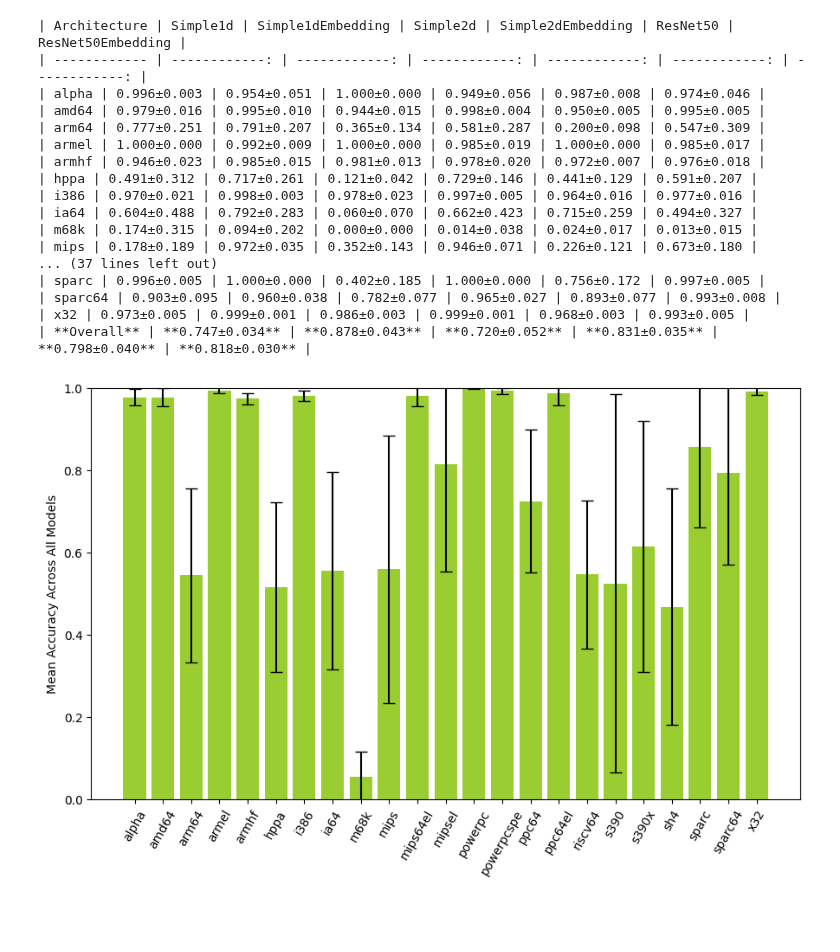
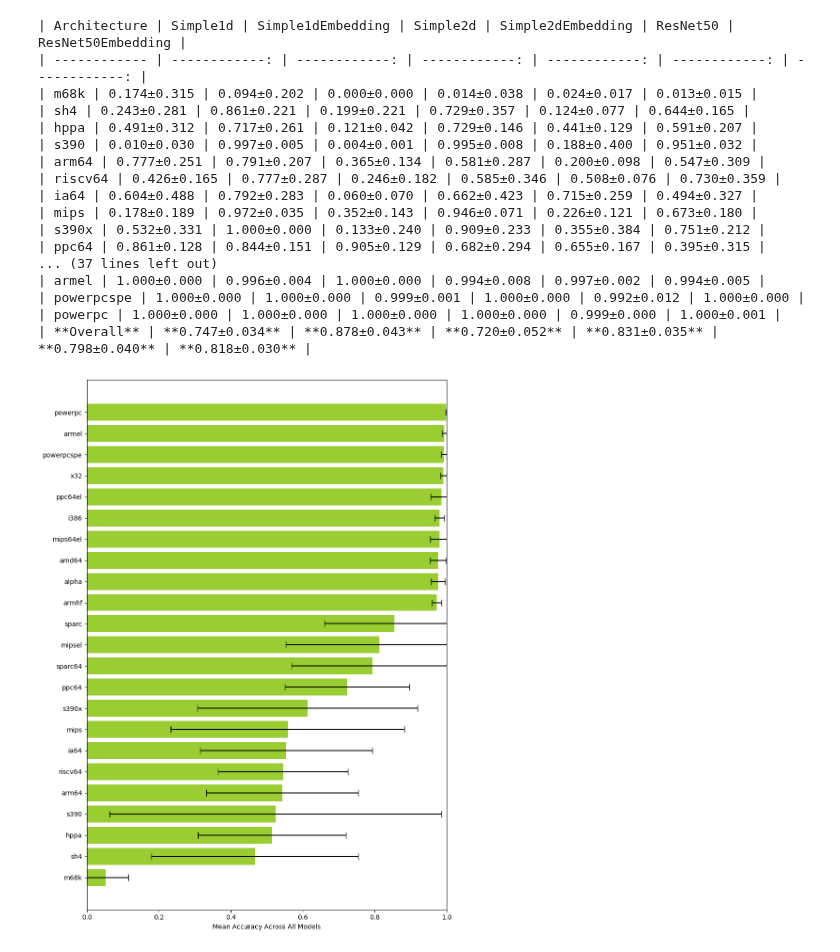
Before and after one commit to mikkelsvartveit/thesis, a Jupyter notebook: masterproject/code/src/analysis/barchart.ipynb, the cells around one changed output. Cells and saved outputs as stored; diff of their text form; code cells hidden in the pictures; blank space fills up the shorter version.

Commit message:
Add input and output directories for analysis, modify plots

```diff
--- a/masterproject/code/src/analysis/barchart.ipynb
+++ b/masterproject/code/src/analysis/barchart.ipynb
@@ -18,7 +18,7 @@ model_names = [
 target_features = ["endianness", "instructionwidth_type"]
 # %%
 # Specify the directory containing the CSV files
-directory = "../../results/"  # Change this to your actual path
+directory = "./input/"  # Change this to your actual path
 csv_files = glob.glob(os.path.join(directory, "*.csv"))
 df_all = pd.concat((pd.read_csv(file) for file in csv_files), ignore_index=True)
 
@@ -67,6 +67,20 @@ for target_feature in target_features:
         }
         all_architectures.update(df_agg["architecture"])
 
+    # Calculate mean accuracy across models for each architecture
+    arch_means = {}
+    for arch in all_architectures:
+        values = []
+        for model in model_names:
+            if arch in model_results[model]:
+                values.append(model_results[model][arch][0])
+        arch_means[arch] = np.mean(values)
+
+    # Sort architectures by mean accuracy (descending)
+    sorted_architectures = sorted(
+        all_architectures, key=lambda x: arch_means[x], reverse=False
+    )
+
     # Create the combined table
     table_string = "| Architecture |"
     for model in model_names:
@@ -74,9 +88,6 @@ for target_feature in target_features:
     table_string += "\n| ------------ |"
     table_string += " ------------: |" * len(model_names)
     table_string += "\n"
-
-    # Sort architectures alphabetically
-    sorted_architectures = sorted(all_architectures)
 
     # Add rows for each architecture
     for arch in sorted_architectures:
@@ -105,8 +116,8 @@ for target_feature in target_features:
 
     print(table_string)
 
-    # Create bar chart aggregated by architecture
-    plt.figure(figsize=(9, 6))
+    # Create horizontal bar chart aggregated by architecture
+    plt.figure(figsize=(9, 12))
     arch_means = []
     arch_stds = []
 
@@ -118,61 +129,59 @@ for target_feature in target_features:
         arch_means.append(np.mean(arch_values))
         arch_stds.append(np.std(arch_values))
 
-    bars = plt.bar(
+    bars = plt.barh(
         range(len(sorted_architectures)),
         arch_means,
-        yerr=arch_stds,
+        xerr=arch_stds,
         capsize=5,
         color="yellowgreen",
     )
-    plt.xticks(range(len(sorted_architectures)), sorted_architectures, rotation=60)
-    plt.ylabel("Mean Accuracy Across All Models")
-    plt.ylim(0, 1)
+    plt.yticks(range(len(sorted_architectures)), sorted_architectures)
+    plt.xlabel("Mean Accuracy Across All Models")
+    plt.xlim(0, 1)
     plt.tight_layout()
-    plt.savefig(
-        f"output/logo-{target_feature.replace('_', '').lower()}-by-architecture.png"
-    )
+    plt.savefig(f"output/logo-{target_feature.replace('_', '').lower()}-by-isa.png")
 
     # Create bar chart aggregated by model
     plt.figure(figsize=(9, 6))
     model_means = []
     model_stds = []
 
     for model in model_names:
         mean, std = model_overall_results[model]
         model_means.append(mean)
         model_stds.append(std)
 
     xticks = [model.replace("Embedding", "-E") for model in model_names]
 
     bars = plt.bar(
         range(len(model_names)),
         model_means,
         yerr=model_stds,
         capsize=5,
         color="yellowgreen",
     )
     plt.xticks(range(len(model_names)), xticks, rotation=45)
-    plt.ylabel("Mean Accuracy Across All Architectures")
+    plt.ylabel("Mean Accuracy Across All ISAs")
     plt.ylim(0, 1)
     plt.tight_layout()
     plt.savefig(f"output/logo-{target_feature.replace('_', '').lower()}-by-model.png")
 # %% [output]
 | Architecture | Simple1d | Simple1dEmbedding | Simple2d | Simple2dEmbedding | ResNet50 | ResNet50Embedding |
 | ------------ | ------------: | ------------: | ------------: | ------------: | ------------: | ------------: |
-| alpha | 0.996±0.003 | 0.954±0.051 | 1.000±0.000 | 0.949±0.056 | 0.987±0.008 | 0.974±0.046 |
-| amd64 | 0.979±0.016 | 0.995±0.010 | 0.944±0.015 | 0.998±0.004 | 0.950±0.005 | 0.995±0.005 |
+| m68k | 0.174±0.315 | 0.094±0.202 | 0.000±0.000 | 0.014±0.038 | 0.024±0.017 | 0.013±0.015 |
+| sh4 | 0.243±0.281 | 0.861±0.221 | 0.199±0.221 | 0.729±0.357 | 0.124±0.077 | 0.644±0.165 |
+| hppa | 0.491±0.312 | 0.717±0.261 | 0.121±0.042 | 0.729±0.146 | 0.441±0.129 | 0.591±0.207 |
+| s390 | 0.010±0.030 | 0.997±0.005 | 0.004±0.001 | 0.995±0.008 | 0.188±0.400 | 0.951±0.032 |
 | arm64 | 0.777±0.251 | 0.791±0.207 | 0.365±0.134 | 0.581±0.287 | 0.200±0.098 | 0.547±0.309 |
-| armel | 1.000±0.000 | 0.992±0.009 | 1.000±0.000 | 0.985±0.019 | 1.000±0.000 | 0.985±0.017 |
-| armhf | 0.946±0.023 | 0.985±0.015 | 0.981±0.013 | 0.978±0.020 | 0.972±0.007 | 0.976±0.018 |
-| hppa | 0.491±0.312 | 0.717±0.261 | 0.121±0.042 | 0.729±0.146 | 0.441±0.129 | 0.591±0.207 |
-| i386 | 0.970±0.021 | 0.998±0.003 | 0.978±0.023 | 0.997±0.005 | 0.964±0.016 | 0.977±0.016 |
+| riscv64 | 0.426±0.165 | 0.777±0.287 | 0.246±0.182 | 0.585±0.346 | 0.508±0.076 | 0.730±0.359 |
 | ia64 | 0.604±0.488 | 0.792±0.283 | 0.060±0.070 | 0.662±0.423 | 0.715±0.259 | 0.494±0.327 |
-| m68k | 0.174±0.315 | 0.094±0.202 | 0.000±0.000 | 0.014±0.038 | 0.024±0.017 | 0.013±0.015 |
 | mips | 0.178±0.189 | 0.972±0.035 | 0.352±0.143 | 0.946±0.071 | 0.226±0.121 | 0.673±0.180 |
+| s390x | 0.532±0.331 | 1.000±0.000 | 0.133±0.240 | 0.909±0.233 | 0.355±0.384 | 0.751±0.212 |
+| ppc64 | 0.861±0.128 | 0.844±0.151 | 0.905±0.129 | 0.682±0.294 | 0.655±0.167 | 0.395±0.315 |
 ... (37 lines left out)
-| sparc | 0.996±0.005 | 1.000±0.000 | 0.402±0.185 | 1.000±0.000 | 0.756±0.172 | 0.997±0.005 |
-| sparc64 | 0.903±0.095 | 0.960±0.038 | 0.782±0.077 | 0.965±0.027 | 0.893±0.077 | 0.993±0.008 |
-| x32 | 0.973±0.005 | 0.999±0.001 | 0.986±0.003 | 0.999±0.001 | 0.968±0.003 | 0.993±0.005 |
+| armel | 1.000±0.000 | 0.996±0.004 | 1.000±0.000 | 0.994±0.008 | 0.997±0.002 | 0.994±0.005 |
+| powerpcspe | 1.000±0.000 | 1.000±0.000 | 0.999±0.001 | 1.000±0.000 | 0.992±0.012 | 1.000±0.000 |
+| powerpc | 1.000±0.000 | 1.000±0.000 | 1.000±0.000 | 1.000±0.000 | 0.999±0.000 | 1.000±0.001 |
 | **Overall** | **0.747±0.034** | **0.878±0.043** | **0.720±0.052** | **0.831±0.035** | **0.798±0.040** | **0.818±0.030** |
-[figure, old version]
+[figure, new version]
```
Also changed, not shown: parts of 1 cell of this notebook, 19 other files.
